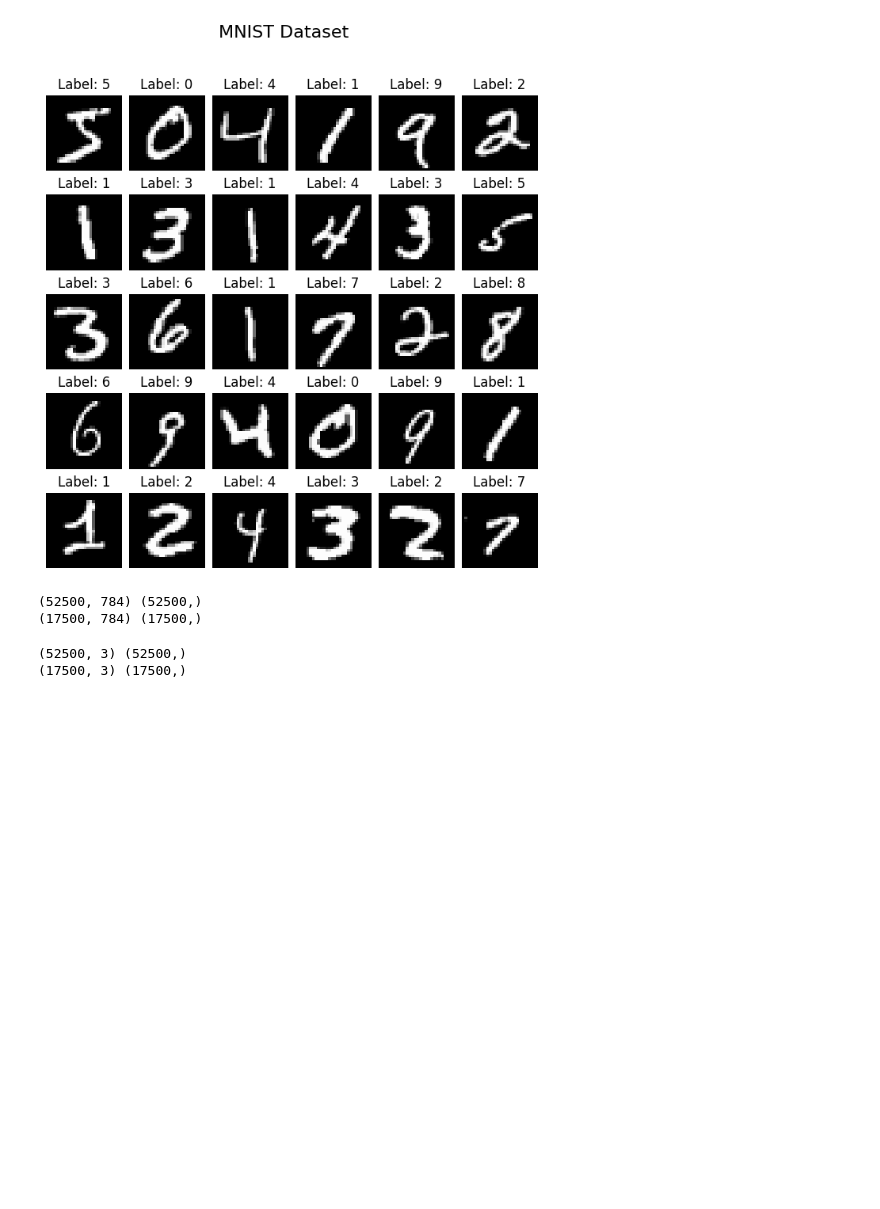
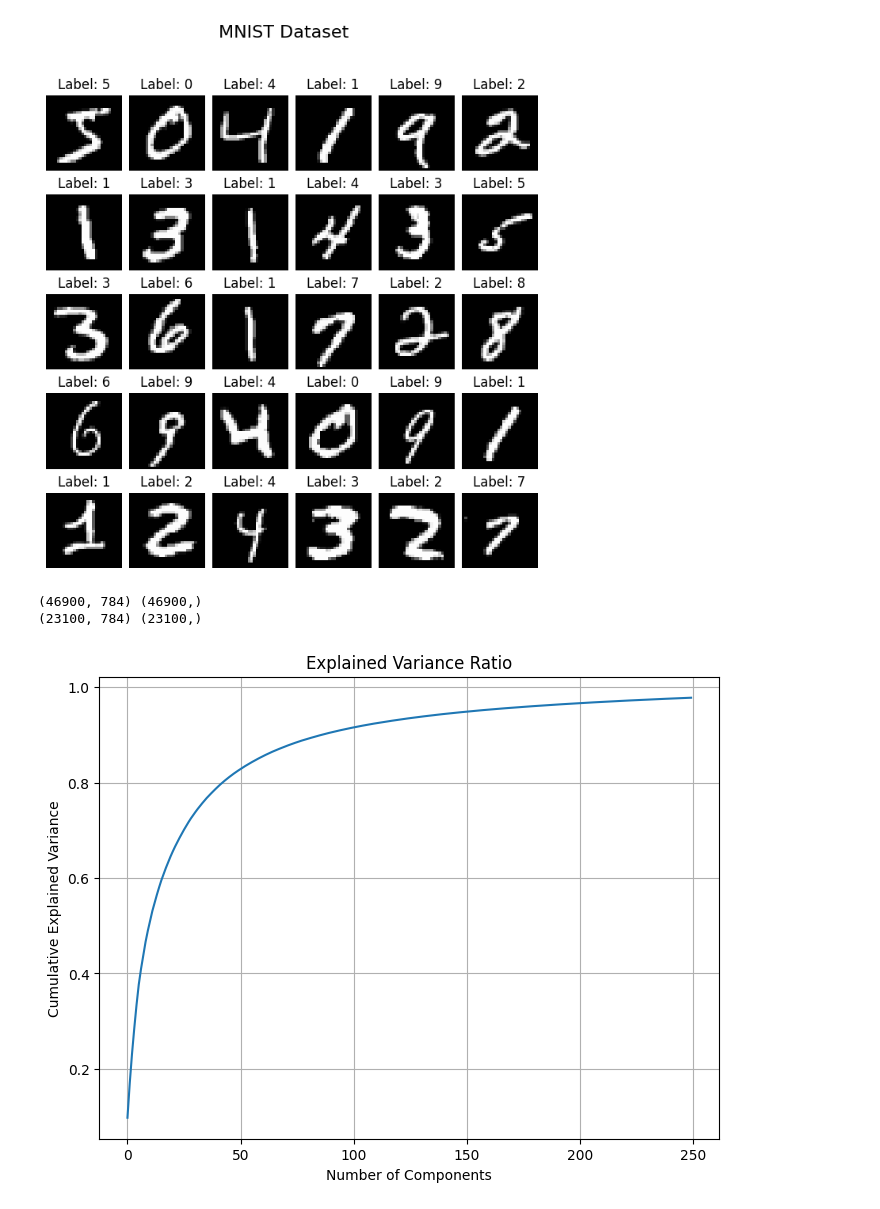
Before and after one commit to tabirako/College-Stuffs, a Jupyter notebook: PCM/mnist_pcm_svm.ipynb, the cells around one changed output. Saved outputs shown, nothing was run; the diff lists cells and outputs as text; code cells hidden in the pictures; blank space fills up the shorter version.

```diff
--- a/PCM/mnist_pcm_svm.ipynb
+++ b/PCM/mnist_pcm_svm.ipynb
@@ -26,19 +26,24 @@ plt.show()
 [figure]
 # %%
 from sklearn.model_selection import train_test_split
-X_train, X_test, y_train, y_test = train_test_split(X, y, test_size=0.25, random_state=42)
+X_train, X_test, y_train, y_test = train_test_split(X, y, test_size=0.33, random_state=42)
 print(X_train.shape, y_train.shape)
 print(X_test.shape, y_test.shape)
 # %% [output]
-(52500, 784) (52500,)
-(17500, 784) (17500,)
+(46900, 784) (46900,)
+(23100, 784) (23100,)
 # %%
 from sklearn.decomposition import PCA
-pca = PCA(n_components=3)
+pca = PCA(n_components=250)
 X_train_pca = pca.fit_transform(X_train)
 X_test_pca = pca.transform(X_test)
-print(X_train_pca.shape, y_train.shape)
-print(X_test_pca.shape, y_test.shape)
+
+ax = plt.figure(figsize=(8, 6)).gca()
+ax.plot(np.cumsum(pca.explained_variance_ratio_))
+ax.set_xlabel("Number of Components")
+ax.set_ylabel("Cumulative Explained Variance")
+ax.set_title("Explained Variance Ratio")
+plt.grid()
+plt.show()
 # %% [output]
-(52500, 3) (52500,)
-(17500, 3) (17500,)
+[figure, added]
```
Also changed, not shown: parts of 3 cells of this notebook.
